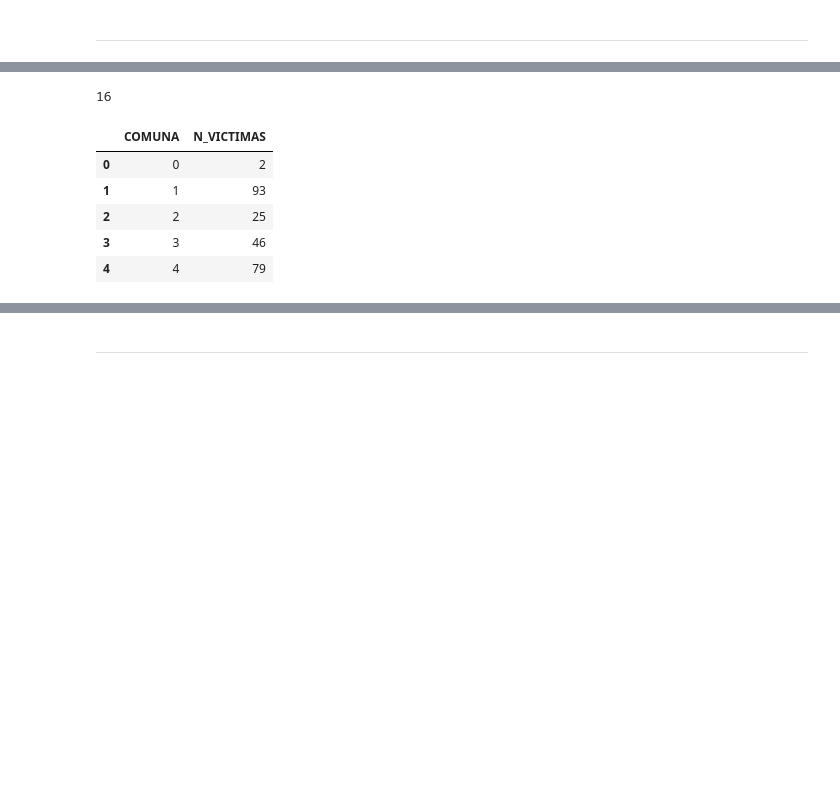
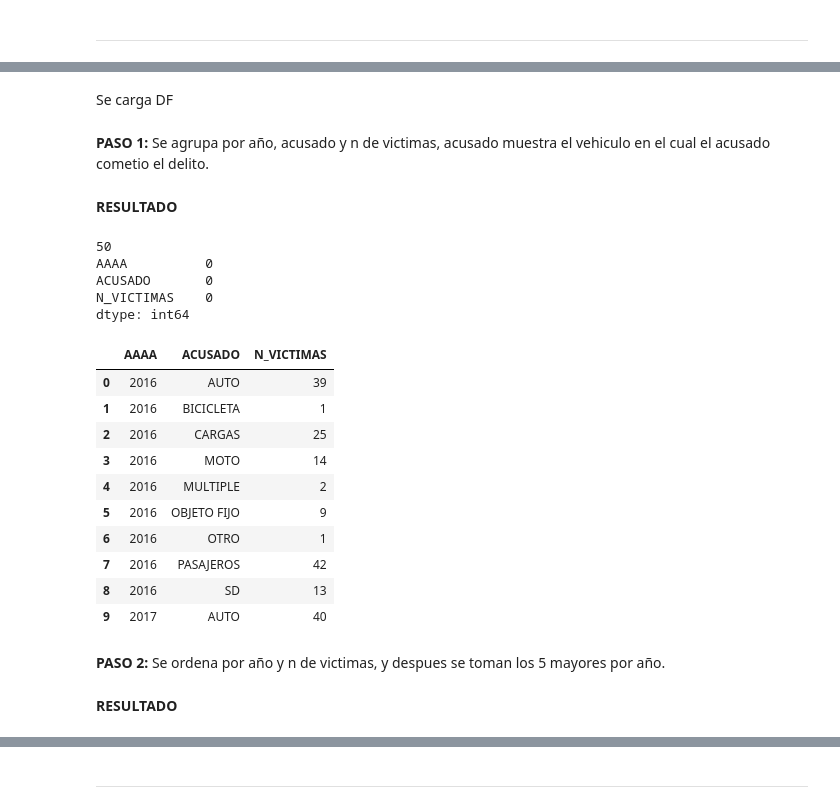
Before and after one commit to rfpcast/DA_BA_Project2, a Jupyter notebook: ETL_Parte_2.ipynb, the cells around one changed output, grey strips where cells are left out. Saved outputs shown, nothing was run; the diff lists cells and outputs as text; code cells hidden in the pictures; blank space fills up the shorter version.

```diff
--- a/ETL_Parte_2.ipynb
+++ b/ETL_Parte_2.ipynb
@@ -582,15 +1463,33 @@ df_1_ETL2_8_v1.head(5)
+# %% [markdown]
+Se carga DF
 # %%
 df_1_ETL2_9_v1 = df_1_ETL2.copy()
+# %% [markdown]
+**PASO 1:** Se agrupa por año, acusado y n de victimas, acusado muestra el vehiculo en el cual el acusado cometio el delito.
 # %%
-df_1_ETL2_9_v1 = df_1_ETL2_9_v1.groupby(['COMUNA'])['N_VICTIMAS'].sum().reset_index()
+df_1_ETL2_9_v1 = df_1_ETL2_9_v1.groupby(['AAAA', 'ACUSADO'])['N_VICTIMAS'].sum().reset_index()
+# %% [markdown]
+**RESULTADO**
 # %%
 print(len(df_1_ETL2_9_v1))
-df_1_ETL2_9_v1.head(5)
+print(df_1_ETL2_9_v1.isnull().sum())
+df_1_ETL2_9_v1.head(10)
 # %% [output]
-16
+50
+AAAA          0
+ACUSADO       0
+N_VICTIMAS    0
+dtype: int64
-|  | COMUNA | N_VICTIMAS |
-| 0 | 0 | 2 |
-| 1 | 1 | 93 |
-| 2 | 2 | 25 |
-| 3 | 3 | 46 |
-| 4 | 4 | 79 |
+|  | AAAA | ACUSADO | N_VICTIMAS |
+| 0 | 2016 | AUTO | 39 |
+| 1 | 2016 | BICICLETA | 1 |
+| 2 | 2016 | CARGAS | 25 |
+| 3 | 2016 | MOTO | 14 |
+| 4 | 2016 | MULTIPLE | 2 |
+| 5 | 2016 | OBJETO FIJO | 9 |
+| 6 | 2016 | OTRO | 1 |
+| 7 | 2016 | PASAJEROS | 42 |
+| 8 | 2016 | SD | 13 |
+| 9 | 2017 | AUTO | 40 |
+# %% [markdown]
+**PASO 2:** Se ordena por año y n de victimas, y despues se toman los 5 mayores por año.
@@ -596,0 +1504,2 @@ df_1_ETL2_9_v1.head(5)
+# %% [markdown]
+**RESULTADO**
```
Also changed, not shown: parts of 390 cells of this notebook, 3 other files.
